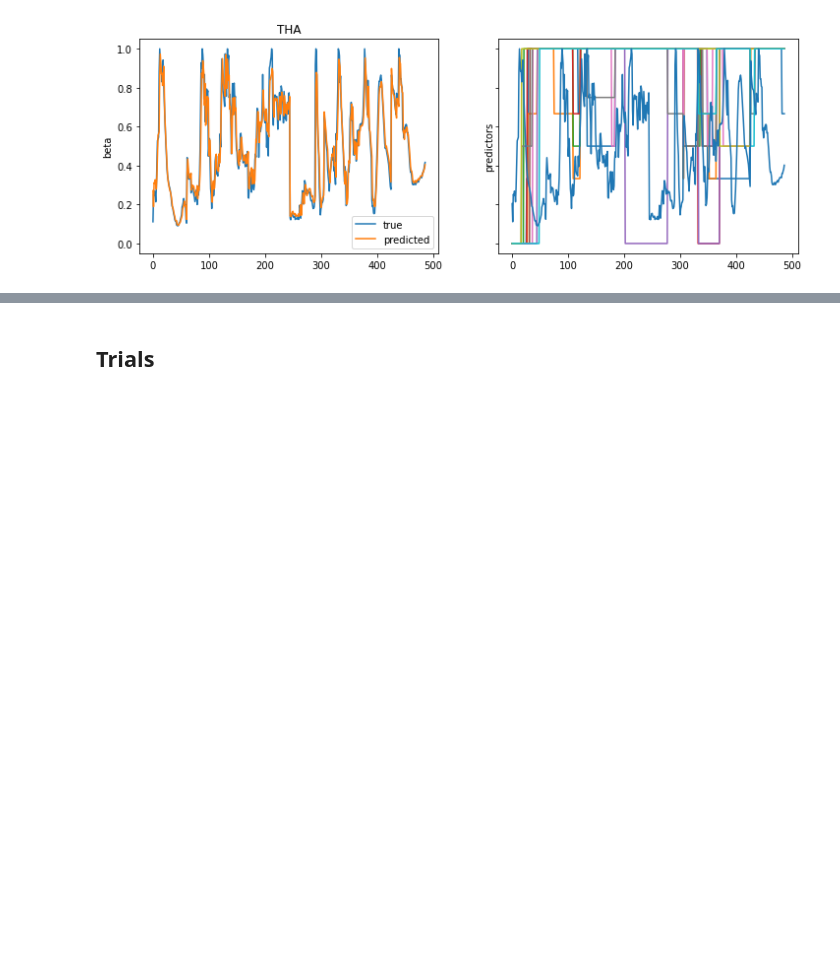
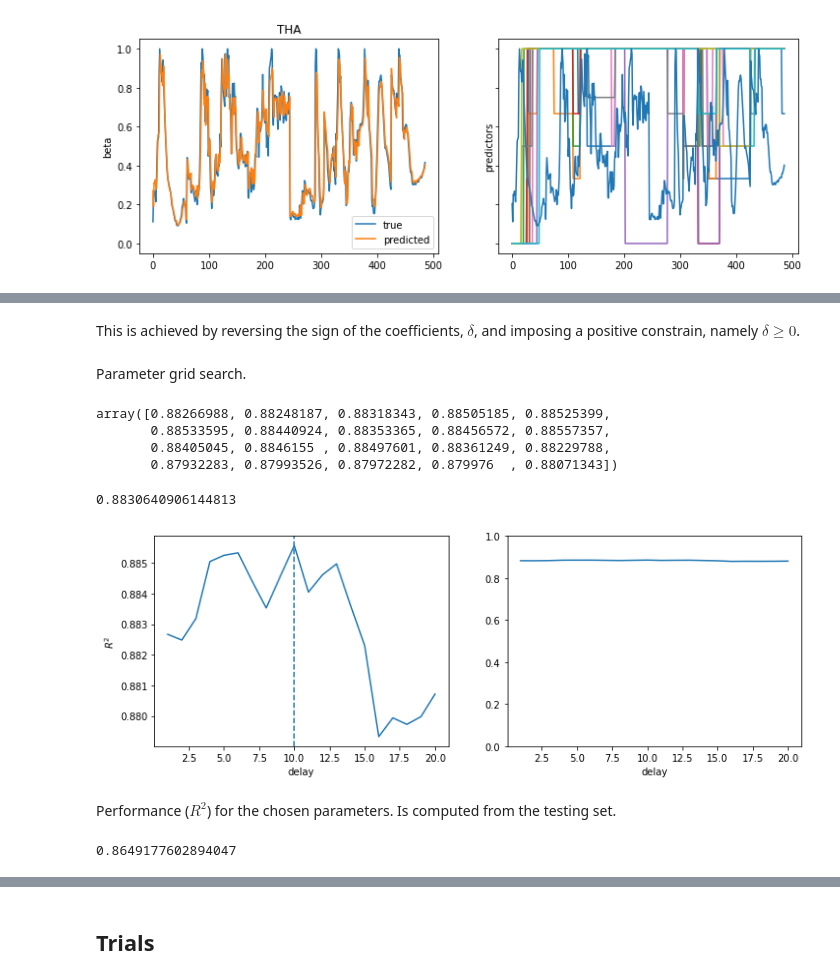
Before and after one commit to alexmadrinanfdez/covid-policy-analysis, a Jupyter notebook: linear-analysis.ipynb, the cells around one changed output, grey strips where cells are left out. Saved outputs shown, nothing was run; the diff lists cells and outputs as text; code cells hidden in the pictures; blank space fills up the shorter version.

Commit message:
sklearn positive constrains on lasso

```diff
--- a/linear-analysis.ipynb
+++ b/linear-analysis.ipynb
@@ -1345,0 +1354,48 @@ plt.show()
+# %% [markdown]
+This is achieved by reversing the sign of the coefficients, $\delta$, and imposing a positive constrain, namely $\delta \ge 0$.
+# %% [markdown]
+Parameter grid search.
+# %%
+y_df = -beta
+cv_arr = []
+grid = range(1, 21) # delay
+lasso = LassoCV(
+    cv=KFold(shuffle=True, random_state=rs), max_iter=10**4,
+    positive=True # constrain
+)
+for cc in cc_dict:
+  cv_cc = []
+  for par in grid:
+    X_raw, y_raw = data_from(cc, t_init, t_end, tr=None, t_d=par, y=y_df)
+    X, y = preprocess(X_raw, y_raw)
+    kf = KFold(shuffle=True, random_state=rs)
+    cv_kf = []
+    for train_idx, test_idx in kf.split(X):
+      fit = lasso.fit(X.iloc[train_idx], y[train_idx])
+      kf_score = fit.score(X.iloc[test_idx], y[test_idx])
+      cv_kf.append(kf_score)
+      score = np.asarray(cv_kf).mean()
+    cv_cc.append(score)
+  cv_arr.append(cv_cc)
+cv_arr = np.asarray(cv_arr).mean(axis=0) # country axis
+cv_arr
+# %% [output]
+array([0.88266988, 0.88248187, 0.88318343, 0.88505185, 0.88525399,
+       0.88533595, 0.88440924, 0.88353365, 0.88456572, 0.88557357,
+       0.88405045, 0.8846155 , 0.88497601, 0.88361249, 0.88229788,
+       0.87932283, 0.87993526, 0.87972282, 0.879976  , 0.88071343])
+# %%
+cv_arr.mean()
+# %% [output]
+0.8830640906144813
+# %%
+fig, axs = plt.subplots(ncols=2, figsize=(12, 4))
+axs[0].plot(grid, cv_arr)
+axs[0].axvline(grid[cv_arr.argmax()], ls='--')
+axs[0].set_xlabel('delay')
+axs[0].set_ylabel('$R^2$')
+axs[1].plot(grid, cv_arr, scaley=False)
+axs[1].set_xlabel('delay')
+plt.show()
+# %% [output]
+[figure, added]
@@ -1345,0 +1459,6 @@ plt.show()
+# %% [markdown]
+Performance ($R^2$) for the chosen parameters. Is computed from the testing set.
+# %%
+np.asarray(r_sq).mean()
+# %% [output]
+0.8649177602894047
```
Also changed, not shown: parts of 52 cells of this notebook.
